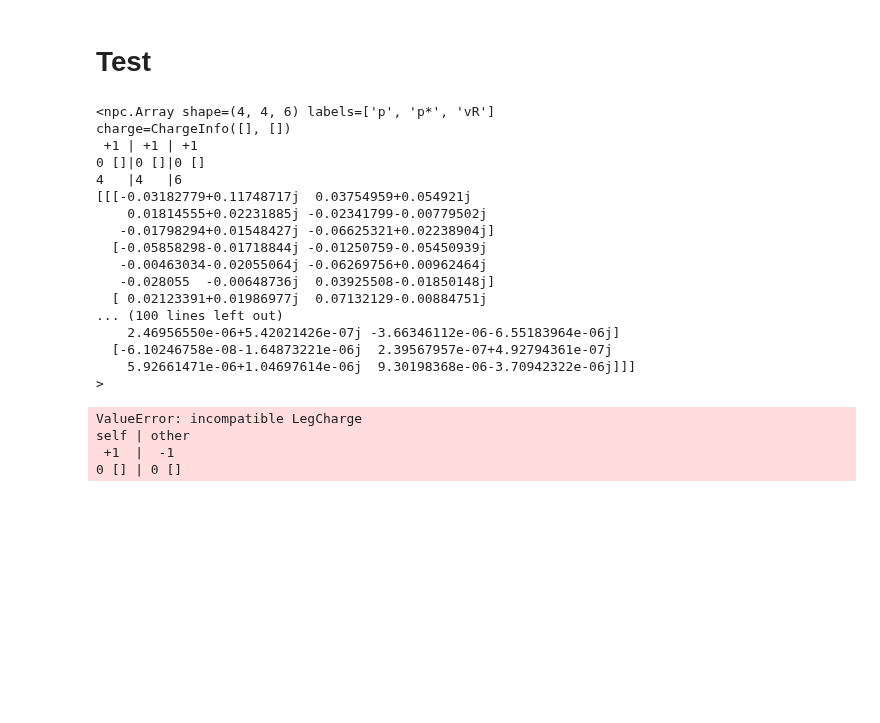
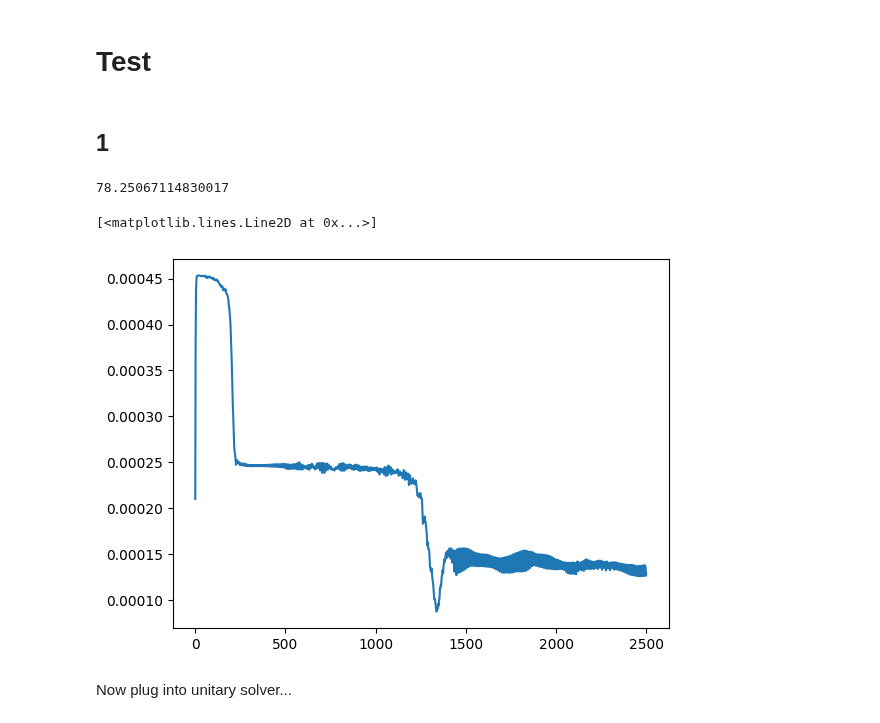
Before and after one commit to kieran-cooney/spt_numerical_classificiation, a Jupyter notebook: code/fermionic_cases/gradient_descent_density_matrix_learning.ipynb, the cells around one changed output. Saved outputs shown, nothing was run; the diff lists cells and outputs as text; code cells hidden in the pictures; blank space fills up the shorter version.

Commit message:
Tried gradient descent for density matrix learning

```diff
--- a/code/fermionic_cases/gradient_descent_density_matrix_learning.ipynb
+++ b/code/fermionic_cases/gradient_descent_density_matrix_learning.ipynb
@@ -609,18 +609,21 @@ def mpo_rdm_gradient_descent_sweep(mpo_tensors, b_tensors, total_dimension,
     grad_o = npc.tensordot(t, b, [['vL'], ['vR',]])
     grad_o = npc.tensordot(grad_o, b.conj(), [['vL*',], ['vR*',]])
     grad_o = npc.tensordot(grad_o, left_environment.conj(), [['vL', 'vL*'], ['vR', 'vR*']])
+    grad_o = mpo_tensor_raw_to_gradient(grad_o, w)
 
     # Can these add? Do they have the same leg index?
-    print(grad_mpo)
-    print(grad_o)
+    #print(grad_mpo)
+    #print(grad_o)
     grad = grad_mpo - grad_o
 
+    """
     score=update_mpo_score(
         grad,
         w,
         [['vLm',], ['vR*',]],
         take_abs=True
     )
+    """
     adam_grad = adam_optimizers[0].update(grad)
     grads.append(adam_grad)
 
@@ -697,7 +700,7 @@ def mpo_rdm_gradient_descent_sweep(mpo_tensors, b_tensors, total_dimension,
         left_overlap_tensors.append(t)
 
     # Last site
-    left_two_tensor = left_unitary_two_tensors[-1]
+    left_two_tensor = left_contracted_mpo_tensors[-1]
     w = mpo_tensors[-1]
     b = b_tensors[-1]
 
@@ -726,4 +729,10 @@ def mpo_rdm_gradient_descent_sweep(mpo_tensors, b_tensors, total_dimension,
         mpo_tensors[i] = mpo_tensors[i] - g
     """
 
+    score = 0
+    for g in grads:
+        X = g.to_ndarray()
+        out = np.sum(X*(X.conj()))
+        score += out
+
     return (grads, score)
@@ -1313,12 +1320,14 @@ def proj_rep_phase(left_environment, b_tensors, mpo_1, mpo_2, mpo_3):
     return num/den
 # %% [markdown]
 # Test
+# %% [markdown]
+## 1
 # %%
-num_iterations = 1000
+num_iterations = 2500
 
 num_sites = 4
 bond_dimension=6
-adam_params = (1e-4, 0.4, 0.4)
+adam_params = (5e-4, 0.35, 0.35)
 # %%
 start = time.time()
 
@@ -1329,8 +1338,8 @@ start = time.time()
     right_b_tensors,
     left_total_dimension,
     right_total_dimension,
-    _,
-    _,
+    unitarity_learning_rate,
+    overlap_learning_rate,
     symmetry_transfer_matrix,
     left_adam_optimizers,
     right_adam_optimizers
@@ -1338,8 +1347,8 @@ start = time.time()
     num_sites,
     bond_dimension,
     case,
-    1, #Unitarity learning rate
     1,
+    40,
     adam_params
 )
 
@@ -1363,24 +1372,11 @@ for _ in range(num_iterations):
 end = time.time()
 print(end - start)
 # %% [output]
-<npc.Array shape=(4, 4, 6) labels=['p', 'p*', 'vR']
-charge=ChargeInfo([], [])
- +1 | +1 | +1
-0 []|0 []|0 []
-4   |4   |6
-[[[-0.03182779+0.11748717j  0.03754959+0.054921j
-    0.01814555+0.02231885j -0.02341799-0.00779502j
-   -0.01798294+0.01548427j -0.06625321+0.02238904j]
-  [-0.05858298-0.01718844j -0.01250759-0.05450939j
-   -0.00463034-0.02055064j -0.06269756+0.00962464j
-   -0.028055  -0.00648736j  0.03925508-0.01850148j]
-  [ 0.02123391+0.01986977j  0.07132129-0.00884751j
-... (100 lines left out)
-    2.46956550e-06+5.42021426e-07j -3.66346112e-06-6.55183964e-06j]
-  [-6.10246758e-08-1.64873221e-06j  2.39567957e-07+4.92794361e-07j
-    5.92661471e-06+1.04697614e-06j  9.30198368e-06-3.70942322e-06j]]]
->
+78.25067114830017
-ValueError: incompatible LegCharge
-self | other
- +1  |  -1
-0 [] | 0 []
+# %%
+plt.plot(scores)
+# %% [output]
+[<matplotlib.lines.Line2D at 0x...>]
+[figure, added]
+# %% [markdown]
+Now plug into unitary solver...
```
Also changed, not shown: parts of 23 cells of this notebook.
